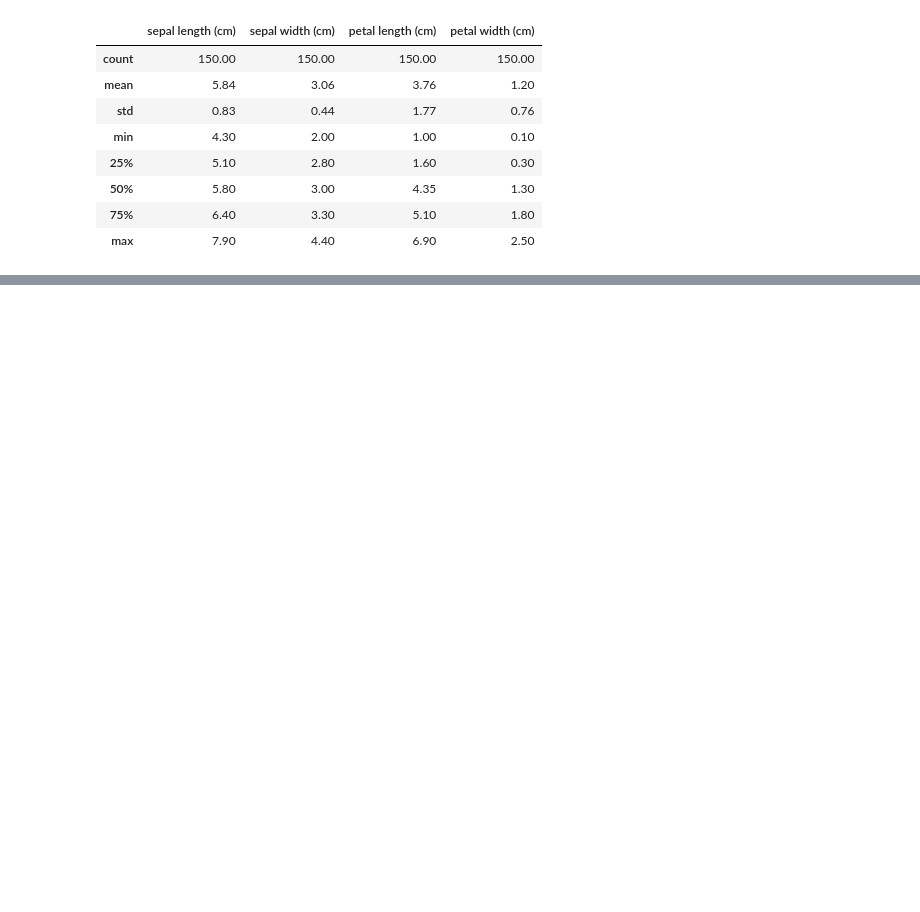
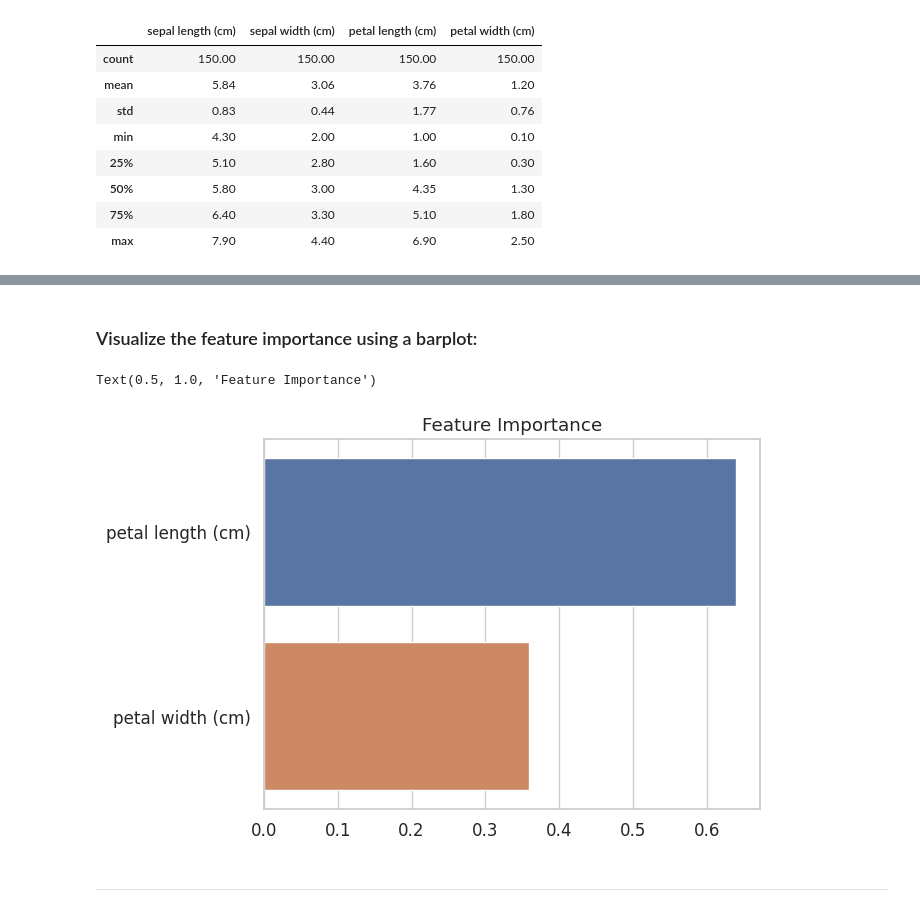
Before and after one commit to AlexandrosMaragkakis/uni_ml_projects, a Jupyter notebook: iris_analysis_project.ipynb, the cells around one changed output, grey strips where cells are left out. Drawn from its saved outputs; the diff is of its cells as text; code cells hidden in the pictures; blank space fills up the shorter version.

```diff
--- a/iris_analysis_project.ipynb
+++ b/iris_analysis_project.ipynb
@@ -120,0 +233,14 @@ Text(0.5, 1.0, 'Feature Importance')
+# %% [markdown]
+### Visualize the feature importance using a barplot:
+# %%
+feature_importances2 = sorted(list(zip(tree2.feature_importances_, less_features)), reverse=True)
+x = [f[0] for f in feature_importances2]
+y_ = [f[1] for f in feature_importances2]
+
+sns.barplot(x=x,y=y_)
+plt.title('Feature Importance')
+# %% [output]
+Text(0.5, 1.0, 'Feature Importance')
+[figure, added]
+# %% [markdown]
+---
```
Also changed, not shown: parts of 30 cells of this notebook.
